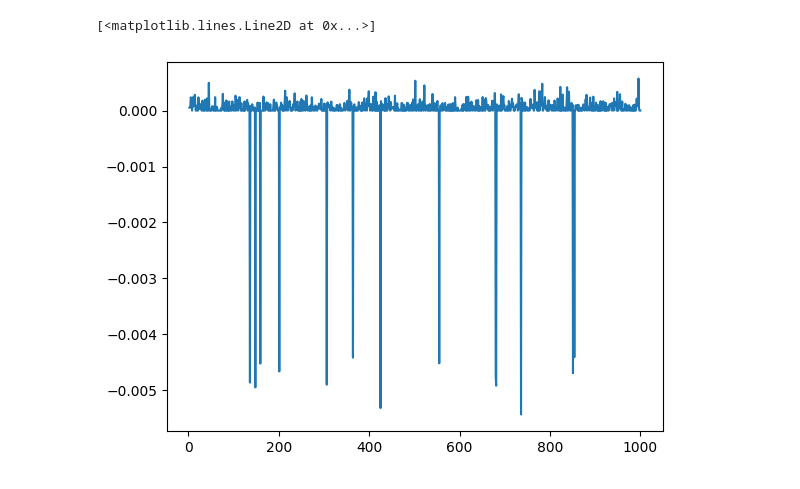
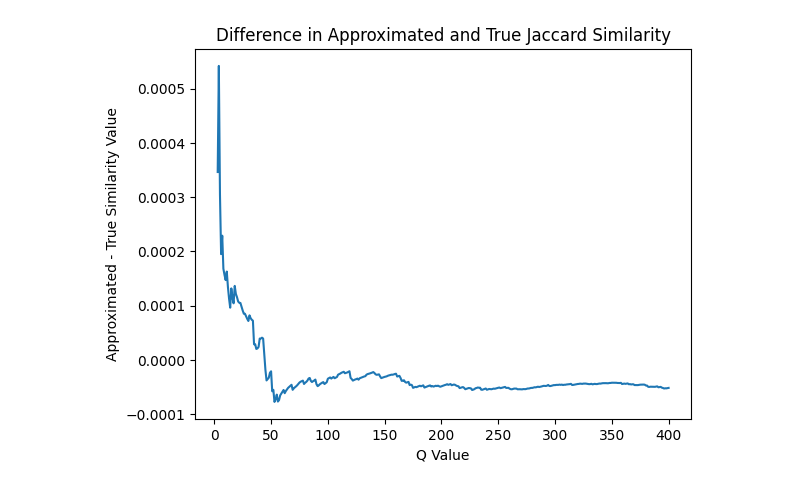
Before and after one commit to andey-robins/minhash, a Jupyter notebook: data_analysis.ipynb, the cells around one changed output. Cells and saved outputs as stored; diff of their text form; code cells hidden in the pictures.

```diff
--- a/data_analysis.ipynb
+++ b/data_analysis.ipynb
@@ -2,7 +2,7 @@
 import matplotlib.pyplot as plt
 # %%
 # parse up the text file and pull everything out
-file = open("res.txt", "r")
+file = open("res_all.txt", "r")
 
 cont = True
 
@@ -20,9 +20,9 @@ while cont:
         if float(true) != 0:
             runs[q] = {"q": q, "true": true, "approximation": approx, "ratio": float(approx)/float(true)}
         else:
-            runs[q] = {"q": q, "true": true, "approximation": approx, "ratio": float(approx)/1}
+            runs[q] = {"q": q, "true": 0, "approximation": approx, "ratio": float(approx)/1}
 
-        if q == 1000:
+        if q == 400:
             cont = False
 
 file.close()
@@ -35,10 +35,29 @@ true = []
 approx = []
 qs = []
 diff = []
+diff_qs = []
+p_error = []
+p_error_qs = []
 
-for q in range (2,1001):
+for q in range (2,2001):
     qs.append(q)
     true.append(runs[q]["true"])
     approx.append(runs[q]["approximation"])
     accuracy.append(runs[q]["ratio"])
-    diff.append(runs[q]["approximation"] - runs[q]["true"])
+
+    if runs[q]["approximation"] and runs[q]["true"] and runs[q]["approximation"] - runs[q]["true"] > -0.005:
+        diff.append(runs[q]["approximation"] - runs[q]["true"])
+        diff_qs.append(q)
+    else:
+        print(runs[q])
+
+    if runs[q]["true"] != 0:
+        error = abs(runs[q]["approximation"] - runs[q]["true"]) / runs[q]["true"] * 100
+        if error < 40:
+            p_error_qs.append(q)
+            p_error.append(error)
+    else:
+        error = abs((runs[q]["approximation"]+1) - (runs[q]["true"]+1)) / (runs[q]["true"]+1) * 100
+        if error < 40:
+            p_error_qs.append(q)
+            p_error.append(error)
@@ -60,5 +67,9 @@ plt.plot(qs, true)
-# %%
-plt.plot(qs, diff)
-# %% [output]
-[<matplotlib.lines.Line2D at 0x...>]
-[figure, removed]
+# %%
+# plt.plot(qs, diff)
+plt.plot(diff_qs, diff)
+plt.title("Difference in Approximated and True Jaccard Similarity")
+plt.xlabel("Q Value")
+plt.ylabel("Approximated - True Similarity Value")
+plt.savefig("graphics/raw_diff_1_sparse.png", dpi=500, bbox_inches='tight')
+# %% [output]
+[figure, added]
```
Also changed, not shown: parts of 6 cells of this notebook, 3 other files.
